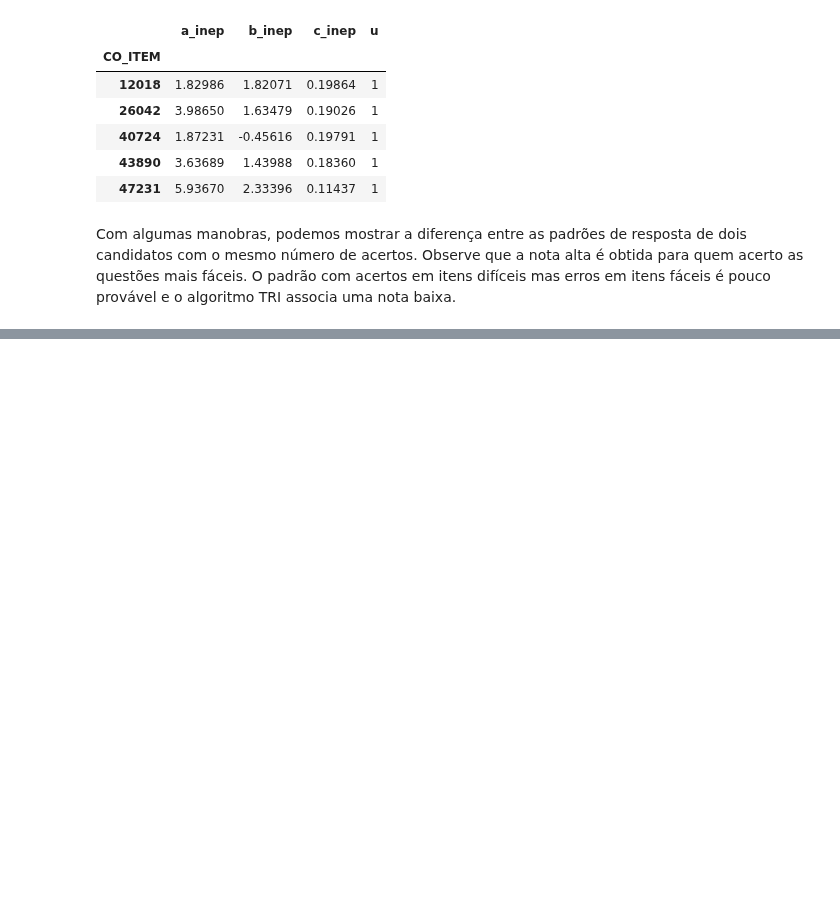
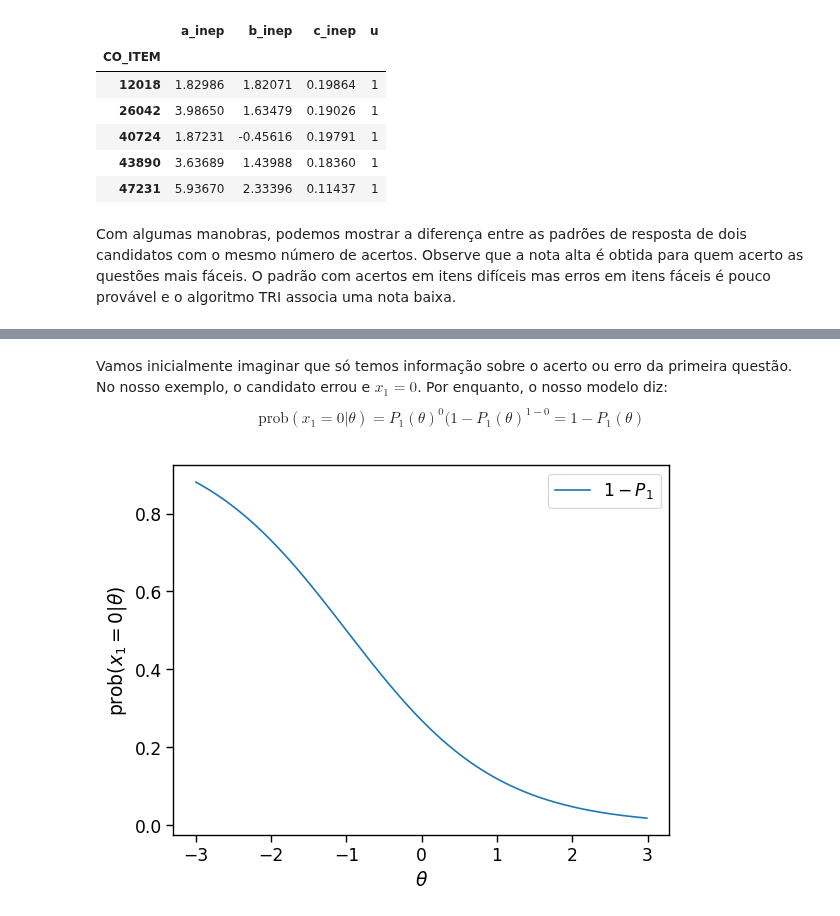
Before and after one commit to atp/enem, a Jupyter notebook: _sources/TRI.ipynb, the cells around one changed output, grey strips where cells are left out. Drawn from its saved outputs; the diff is of its cells as text; code cells hidden in the pictures; blank space fills up the shorter version.

```diff
--- a/_sources/TRI.ipynb
+++ b/_sources/TRI.ipynb
@@ -113,0 +185,8 @@ interact(compare_padr, nacertos=iw);
+# %% [markdown]
+Vamos inicialmente imaginar que só temos informação sobre o acerto ou erro da primeira questão. No nosso exemplo, o candidato errou e $x_1 = 0$. Por enquanto, o nosso modelo diz:
+$$ \text{prob}(x_1 = 0|\theta) = P_1(\theta)^{0} (1-P_1(\theta)^{1-0} = 1-P_1(\theta)$$
+# %%
+ax = sns.lineplot(x=theta,y=1-P(theta,a=1,b=-1), label=f"$1-P_{1}$");
+ax.set_xlabel(r"$\theta$");ax.set_ylabel(r"$\mathrm{prob}(x_1=0|\theta)$");
+# %% [output]
+[figure, added]
```
Also changed, not shown: parts of 19 cells of this notebook, 7 other files.
